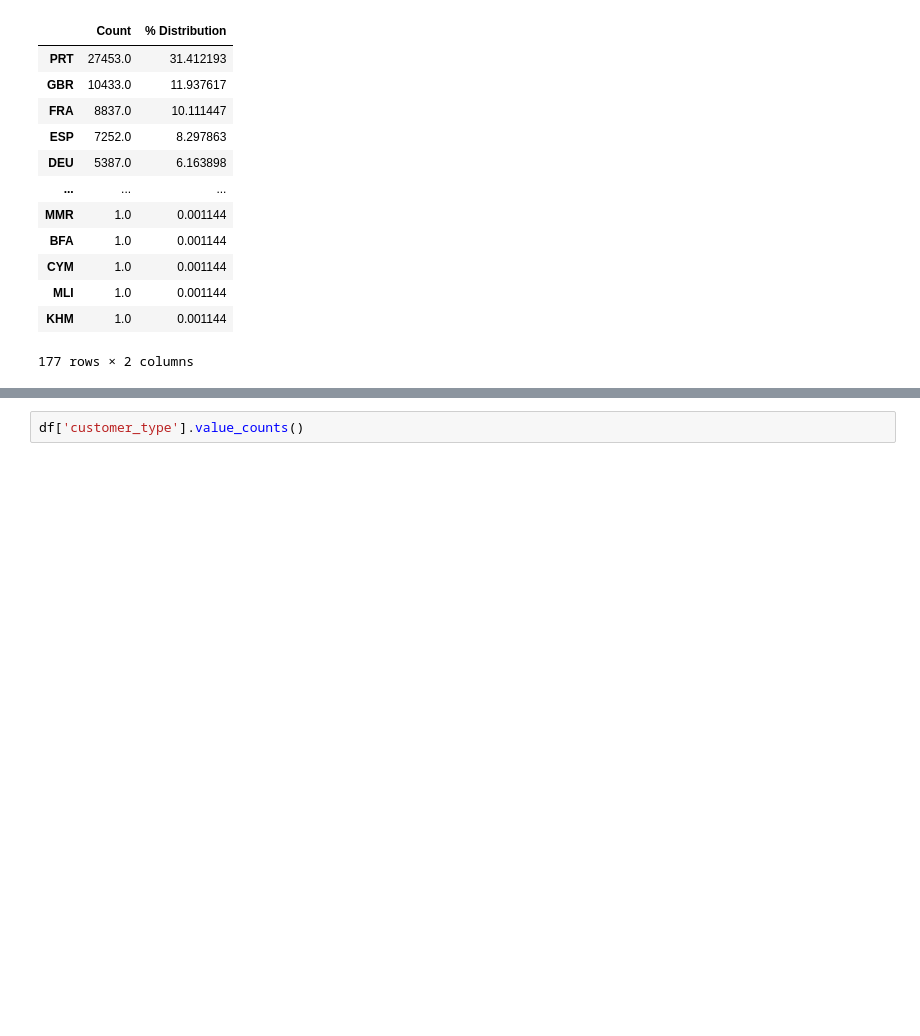
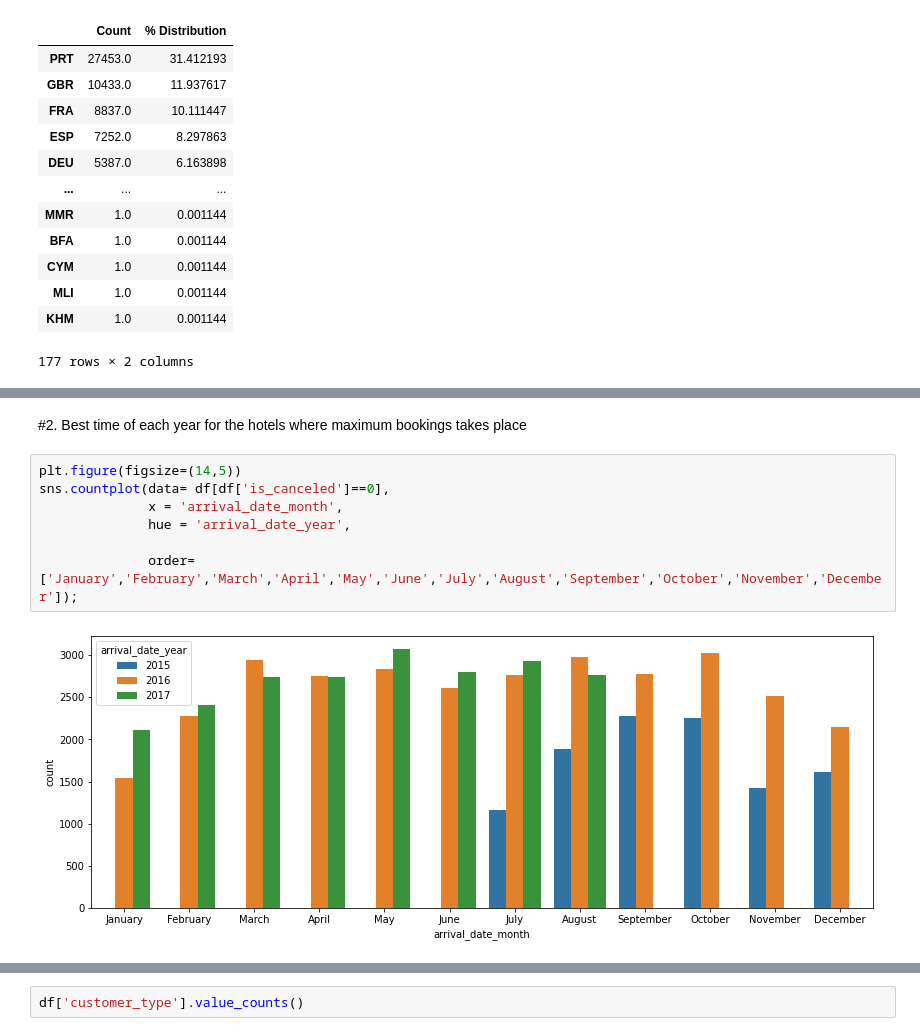
Before and after one commit to neha-goyal55/EDA-Project, a Jupyter notebook: Copy_of_EDA_Hotel_booking_Q1.ipynb, the cells around one changed output, grey strips where cells are left out. Saved outputs shown, nothing was run; the diff lists cells and outputs as text; blank space fills up the shorter version.

```diff
--- a/Copy_of_EDA_Hotel_booking_Q1.ipynb
+++ b/Copy_of_EDA_Hotel_booking_Q1.ipynb
@@ -314,0 +318,11 @@ ValueError: ignored
+# %% [markdown]
+#2. Best time of each year for the hotels where maximum bookings takes place
+# %%
+plt.figure(figsize=(14,5))
+sns.countplot(data= df[df['is_canceled']==0],
+              x = 'arrival_date_month',
+              hue = 'arrival_date_year',
+
+              order= ['January','February','March','April','May','June','July','August','September','October','November','December']);
+# %% [output]
+[figure, added]
```
Also changed, not shown: parts of 132 cells of this notebook.
